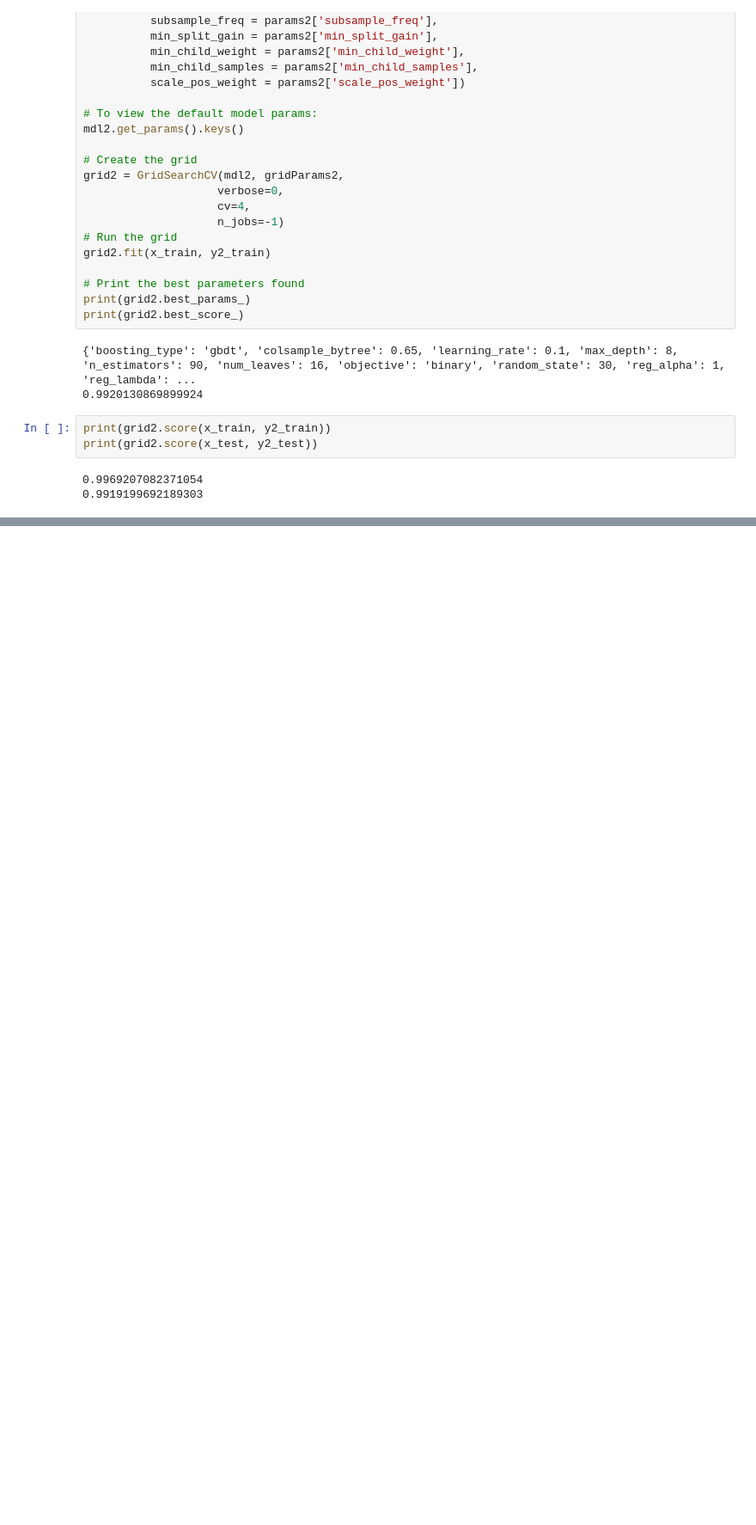
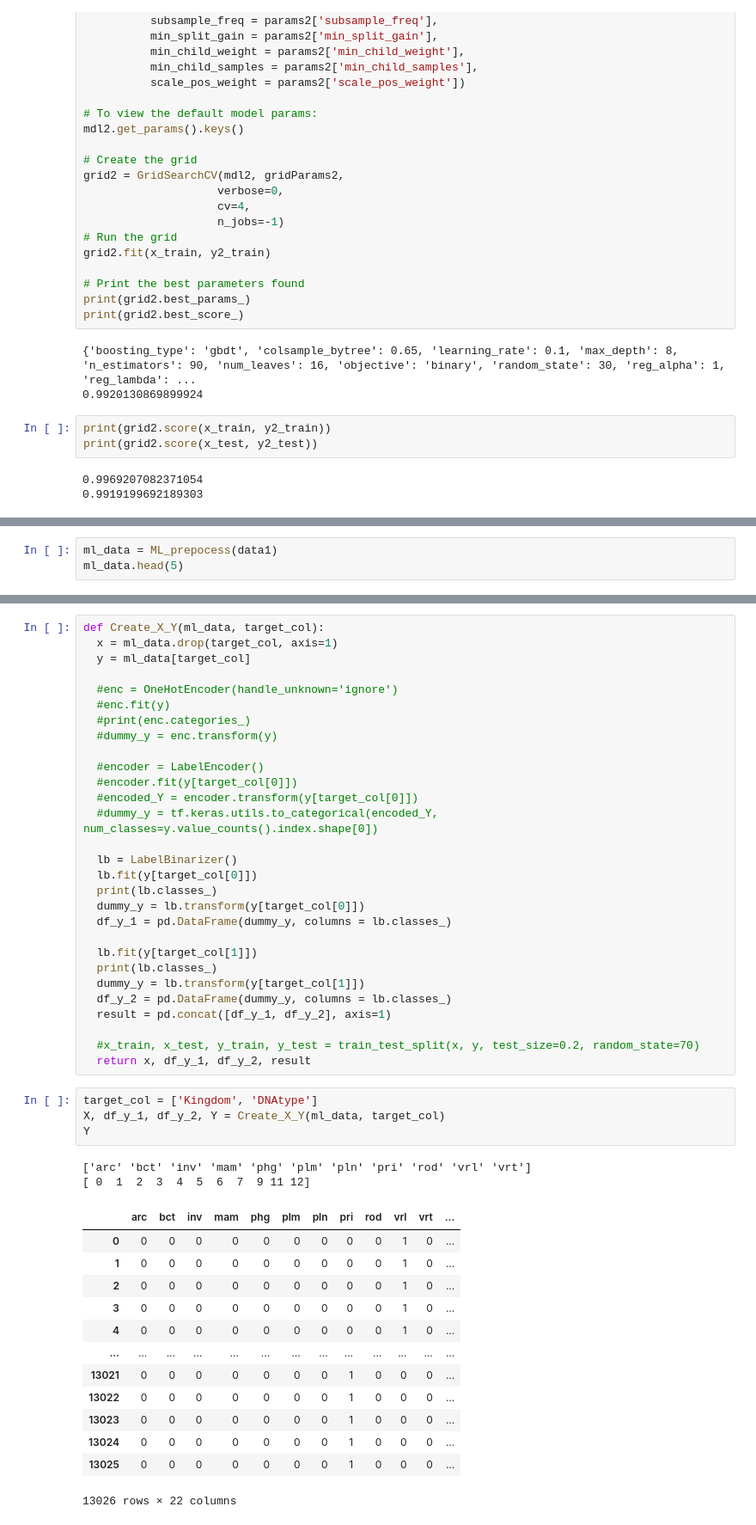
Before and after one commit to kmenesesrivera/codonusagebias, a Jupyter notebook: Codon_usage.ipynb, the cells around one changed output, grey strips where cells are left out. Shown at 86% size. Drawn from its saved outputs; the diff is of its cells as text; blank space fills up the shorter version.

```diff
--- a/Codon_usage.ipynb
+++ b/Codon_usage.ipynb
@@ -557,0 +628,3 @@ print(grid2.score(x_test, y2_test))
+# %%
+ml_data = ML_prepocess(data1)
+ml_data.head(5)
@@ -557,0 +654,49 @@ print(grid2.score(x_test, y2_test))
+# %%
+def Create_X_Y(ml_data, target_col):
+  x = ml_data.drop(target_col, axis=1)
+  y = ml_data[target_col]
+
+  #enc = OneHotEncoder(handle_unknown='ignore')
+  #enc.fit(y)
+  #print(enc.categories_)
+  #dummy_y = enc.transform(y)
+
+  #encoder = LabelEncoder()
+  #encoder.fit(y[target_col[0]])
+  #encoded_Y = encoder.transform(y[target_col[0]])
+  #dummy_y = tf.keras.utils.to_categorical(encoded_Y, num_classes=y.value_counts().index.shape[0])
+
+  lb = LabelBinarizer()
+  lb.fit(y[target_col[0]])
+  print(lb.classes_)
+  dummy_y = lb.transform(y[target_col[0]])
+  df_y_1 = pd.DataFrame(dummy_y, columns = lb.classes_)
+
+  lb.fit(y[target_col[1]])
+  print(lb.classes_)
+  dummy_y = lb.transform(y[target_col[1]])
+  df_y_2 = pd.DataFrame(dummy_y, columns = lb.classes_)
+  result = pd.concat([df_y_1, df_y_2], axis=1)
+
+  #x_train, x_test, y_train, y_test = train_test_split(x, y, test_size=0.2, random_state=70)
+  return x, df_y_1, df_y_2, result
+# %%
+target_col = ['Kingdom', 'DNAtype']
+X, df_y_1, df_y_2, Y = Create_X_Y(ml_data, target_col)
+Y
+# %% [output]
+['arc' 'bct' 'inv' 'mam' 'phg' 'plm' 'pln' 'pri' 'rod' 'vrl' 'vrt']
+[ 0  1  2  3  4  5  6  7  9 11 12]
+|  | arc | bct | inv | mam | phg | plm | pln | pri | rod | vrl | vrt | ... |
+| 0 | 0 | 0 | 0 | 0 | 0 | 0 | 0 | 0 | 0 | 1 | 0 | ... |
+| 1 | 0 | 0 | 0 | 0 | 0 | 0 | 0 | 0 | 0 | 1 | 0 | ... |
+| 2 | 0 | 0 | 0 | 0 | 0 | 0 | 0 | 0 | 0 | 1 | 0 | ... |
+| 3 | 0 | 0 | 0 | 0 | 0 | 0 | 0 | 0 | 0 | 1 | 0 | ... |
+| 4 | 0 | 0 | 0 | 0 | 0 | 0 | 0 | 0 | 0 | 1 | 0 | ... |
+| ... | ... | ... | ... | ... | ... | ... | ... | ... | ... | ... | ... | ... |
+| 13021 | 0 | 0 | 0 | 0 | 0 | 0 | 0 | 1 | 0 | 0 | 0 | ... |
+| 13022 | 0 | 0 | 0 | 0 | 0 | 0 | 0 | 1 | 0 | 0 | 0 | ... |
+| 13023 | 0 | 0 | 0 | 0 | 0 | 0 | 0 | 1 | 0 | 0 | 0 | ... |
+| 13024 | 0 | 0 | 0 | 0 | 0 | 0 | 0 | 1 | 0 | 0 | 0 | ... |
+| 13025 | 0 | 0 | 0 | 0 | 0 | 0 | 0 | 1 | 0 | 0 | 0 | ... |
+13026 rows × 22 columns
```
Also changed, not shown: parts of 20 cells of this notebook.
